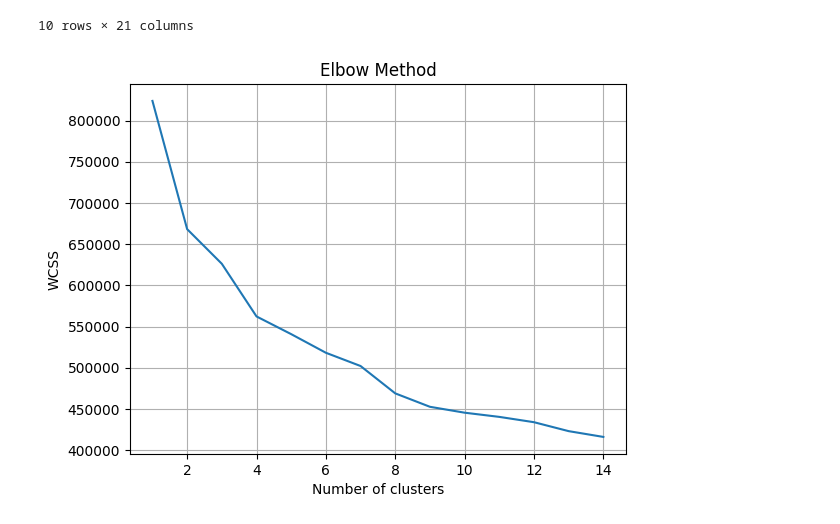
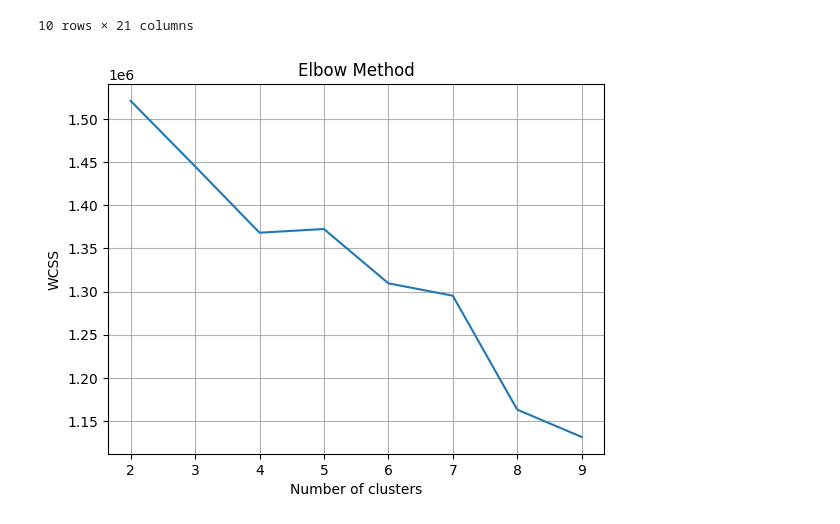
Before and after one commit to KeitaGH/Bank-Marketing-Strategy-by-Clustering, a Jupyter notebook: databack.ipynb, the cells around one changed output. Cells and saved outputs as stored; diff of their text form; code cells hidden in the pictures.

```diff
--- a/databack.ipynb
+++ b/databack.ipynb
@@ -27,27 +28,48 @@ data.head(10)
 | 9 | 25 | services | single | high.school | no | yes | no | telephone | may | mon | ... |
 10 rows × 21 columns
 # %%
-label_encoder = LabelEncoder()
-for column in data.columns:
-    if data[column].dtype == 'object':
-        data[column] = label_encoder.fit_transform(data[column])
+
+selected_cols = [
+    'age', #Ini artinya umur, yang merupakan variabel numerik.
+    'job', #Ini artinya pekerjaan, yang merupakan variabel kategorikal.
+    'marital', #Ini artinya status pernikahan, yang merupakan variabel kategorikal.
+    'education', #Ini artinya pendidikan, yang merupakan variabel kategorikal.
+    'housing', #Ini artinya apakah seseorang memiliki rumah atau tidak, yang merupakan variabel kategorikal.
+    'loan', #Ini artinya apakah seseorang memiliki pinjaman atau tidak, yang merupakan variabel kategorikal.
+    'default', #Ini artinya apakah seseorang memiliki kredit macet atau tidak, yang merupakan variabel kategorikal.
+    'campaign', #Ini artinya jumlah kontak yang dilakukan dalam kampanye ini, yang merupakan variabel numerik. Kampanye ini merujuk pada upaya pemasaran yang dilakukan untuk menghubungi pelanggan potensial.
+    'previous', #Ini artinya jumlah kontak yang dilakukan sebelumnya, yang merupakan variabel numerik. Kontak sebelumnya merujuk pada upaya pemasaran yang dilakukan sebelum kampanye ini.
+    'poutcome' #Ini artinya hasil kampanye sebelumnya, yang merupakan variabel kategorikal. Hasil kampanye sebelumnya merujuk pada hasil dari upaya pemasaran yang dilakukan sebelum kampanye ini, seperti apakah pelanggan merespons positif, negatif, atau tidak merespons sama sekali.
+]
+
+data = data[selected_cols]
 # %%
-X = data.drop('y', axis=1)
-X = pd.get_dummies(X, drop_first=True)
+categorical = ['job','marital','education','poutcome']
+binary = ['housing','loan','default']
+numeric = ['age','campaign','previous']
+
+preprocessor = ColumnTransformer([
+    ("cat", OneHotEncoder(handle_unknown='ignore'), categorical),
+    ("bin", OneHotEncoder(drop='if_binary'), binary),
+    ("num", "passthrough", numeric)
+])
+
+X_processed = preprocessor.fit_transform(data)
+X_processed = X_processed.toarray()  # Konversi ke array jika hasilnya sparse matrix
 scaler = StandardScaler()
-X_scaled = scaler.fit_transform(X)
+X_scaled = scaler.fit_transform(X_processed)
 # %%
-wcss = [] # Within-Cluster-Sum of Squares
-for i in range(1, 15):
+wcss = [] # Within-Cluster-Sum of Squares yang artinya jumlah total jarak antara setiap titik data dengan pusat klaster terdekatnya. WCSS digunakan untuk mengevaluasi seberapa baik klaster terbentuk, semakin kecil WCSS, semakin baik klaster terbentuk.
+for i in range(2, 10): #ini artinya kita akan mencoba jumlah klaster dari 2 hingga 10 untuk melihat bagaimana WCSS berubah dengan jumlah klaster yang berbeda. Dengan melihat grafik WCSS, kita dapat menentukan jumlah klaster yang optimal menggunakan metode elbow.
     kmeans = KMeans(n_clusters=i, init='k-means++', random_state=42)
     kmeans.fit(X_scaled)
-    wcss.append(kmeans.inertia_)
-plt.plot(range(1, 15), wcss)
+    wcss.append(kmeans.inertia_) #inertia untuk menghitung WCSS atau jumlah total jarak antara setiap titik data dengan pusat klaster terdekatnya.
+plt.plot(range(2, 10), wcss)
 plt.title('Elbow Method')
 plt.xlabel('Number of clusters')
 plt.ylabel('WCSS')
 plt.grid(True)
 plt.show()
 # %% [output]
-[figure, old version]
+[figure, new version]
 # %%
```
Also changed, not shown: parts of 16 cells of this notebook, 13 other files.
